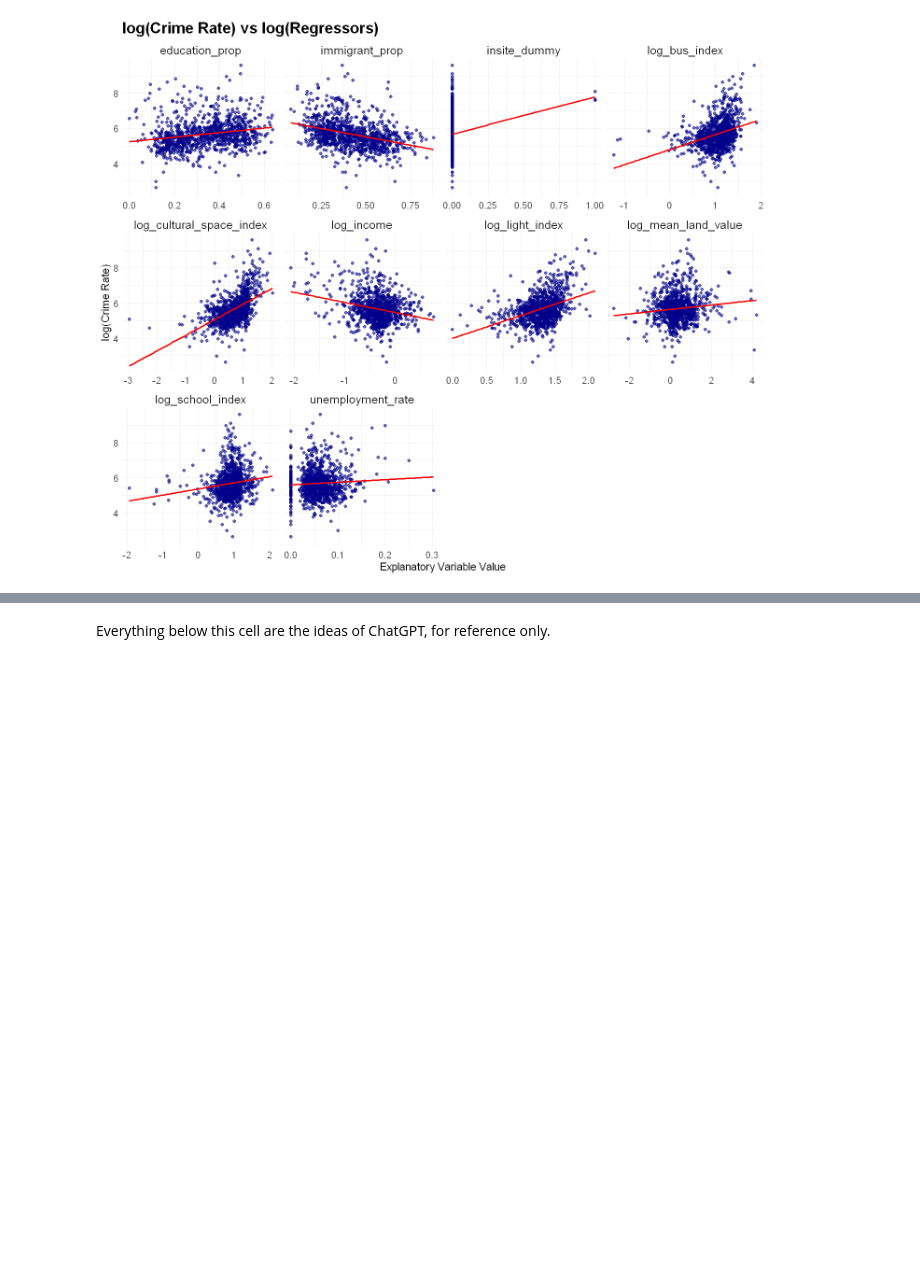
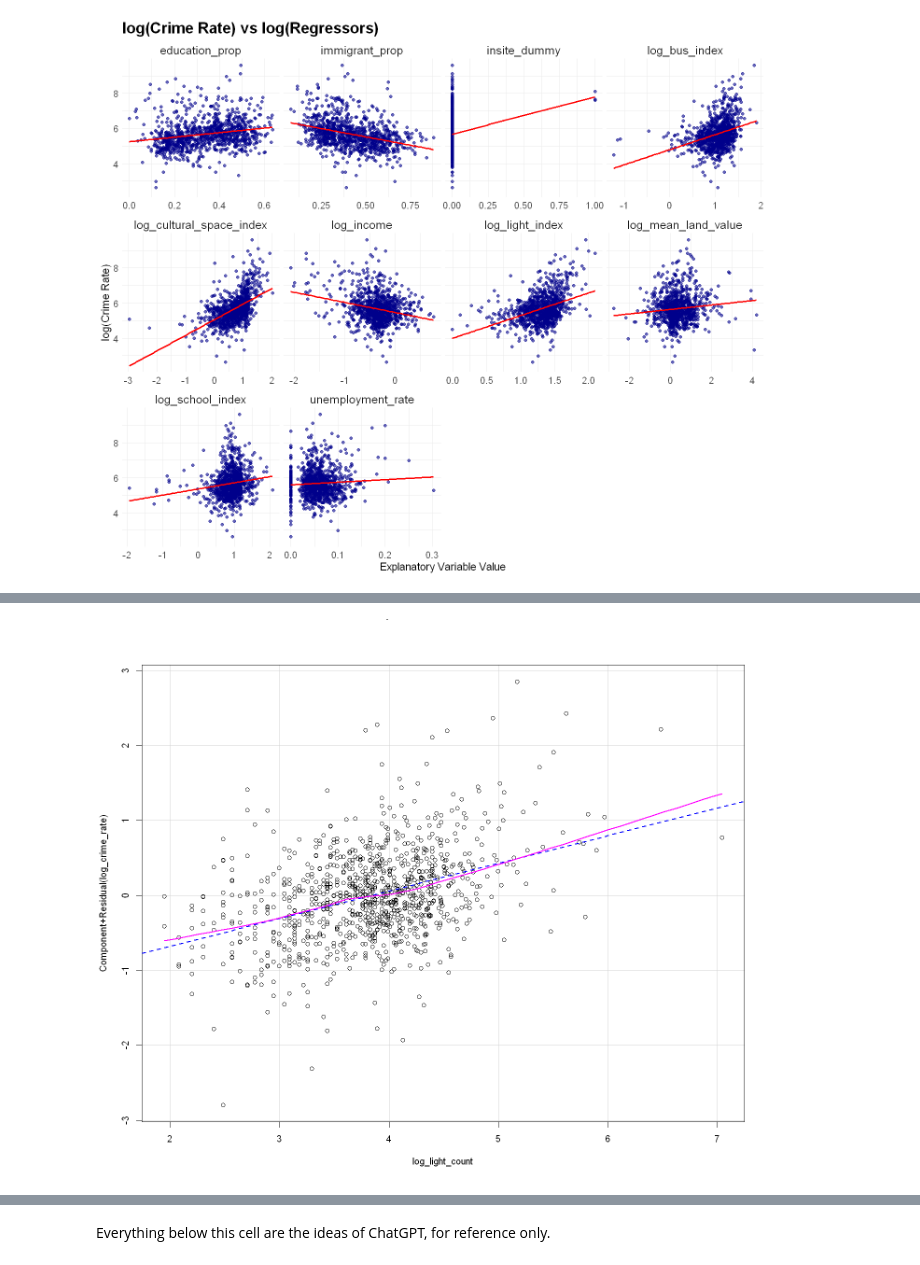
Before and after one commit to Irene-Berezin/econ326, a Jupyter notebook: project_regression.ipynb, the cells around one changed output, grey strips where cells are left out. Saved outputs shown, nothing was run; the diff lists cells and outputs as text; code cells hidden in the pictures; blank space fills up the shorter version.

```diff
--- a/project_regression.ipynb
+++ b/project_regression.ipynb
@@ -2007,0 +2366,13 @@ log_cultural_space_index               log_income           immigrant_prop
+# %%
+# include log_population_density
+reg_log11 <- lm(log_crime_rate ~  log_light_count + log_school_index +  log_cultural_space_index
+               + log_income + log_population_density + immigrant_prop + education_prop + is_downtown ,
+              data = census_index_crime_log_st_valid_density)
+
+robust_se11 <- sqrt(diag(vcovHC(reg_log11, type = "HC1")))
+
+stargazer(reg_log11, type = "text",
+        title = "Log-Log Regression Results with Robust Standard Errors",
+        dep.var.labels = c("Log Crime Rate"),
+        se = list(robust_se11),
+        single.row=TRUE)
@@ -2007,0 +2436,5 @@ log_cultural_space_index               log_income           immigrant_prop
+# %%
+# Partial regression plot for reg_log_11 over log_light_count
+crPlots(reg_log11, terms = ~ log_light_count)
+# %% [output]
+[figure, added]
```
Also changed, not shown: parts of 31 cells of this notebook.
